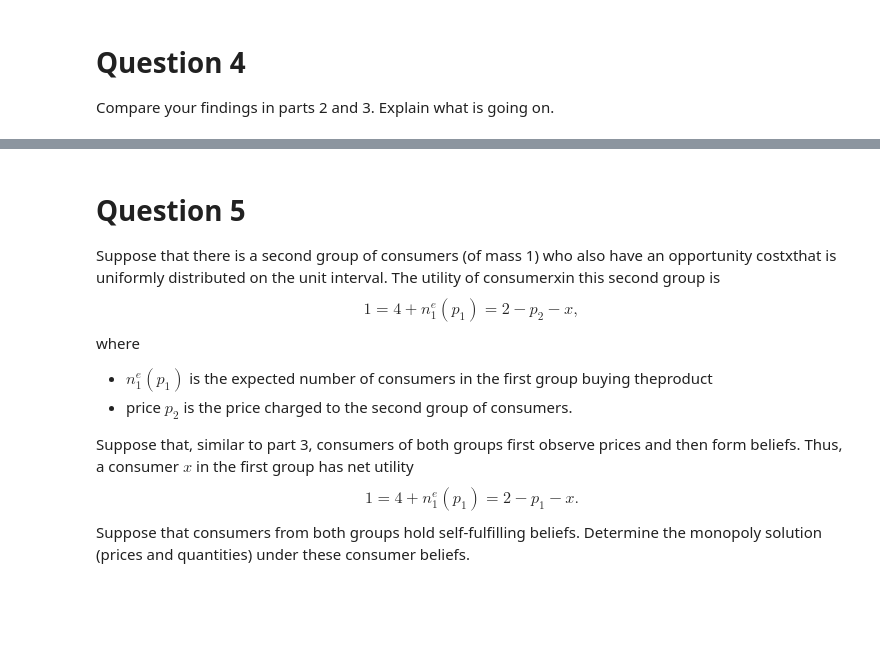
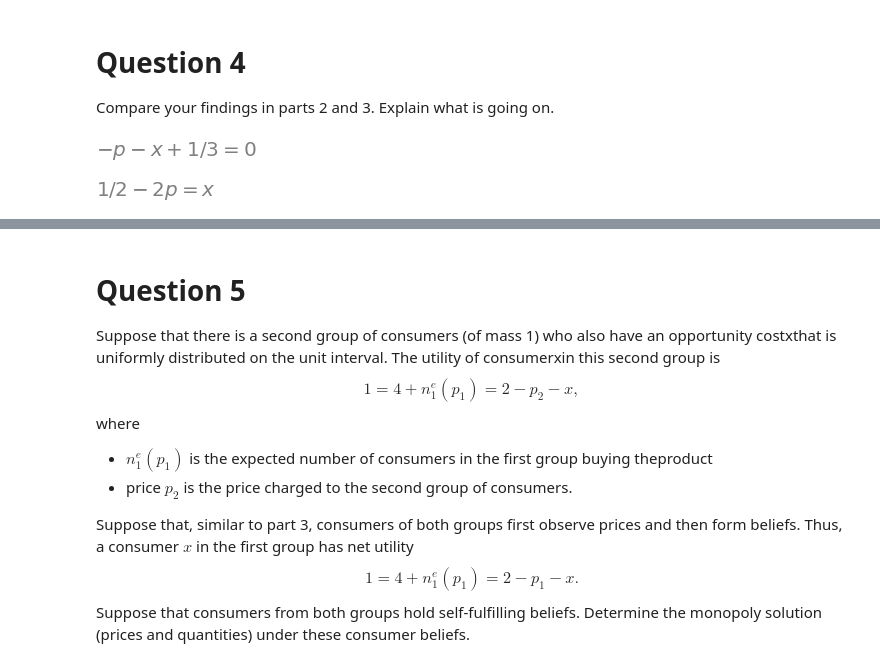
Before and after one commit to MECEN-TOURS/SI-2020-2021, a Jupyter notebook: exercice_introductif/Initial.ipynb, the cells around one changed output, grey strips where cells are left out. Drawn from its saved outputs; the diff is of its cells as text; code cells hidden in the pictures; blank space fills up the shorter version.

```diff
--- a/exercice_introductif/Initial.ipynb
+++ b/exercice_introductif/Initial.ipynb
@@ -254,3 +260,13 @@ display(demande.subs({p: pm3, ne: n3}))
 # Question 4
 
 Compare your findings in parts 2 and 3. Explain what is going on.
+# %%
+equation_demande_2 = sp.Eq(utilite_consommateur.subs(ne, ne2), 0)
+display(equation_demande_2)
+# %% [output]
+[figure, added]
+# %%
+equation_demande_3 = sp.Eq(n3, x)
+display(equation_demande_3)
+# %% [output]
+[figure, added]
```
Also changed, not shown: parts of 7 cells of this notebook.
